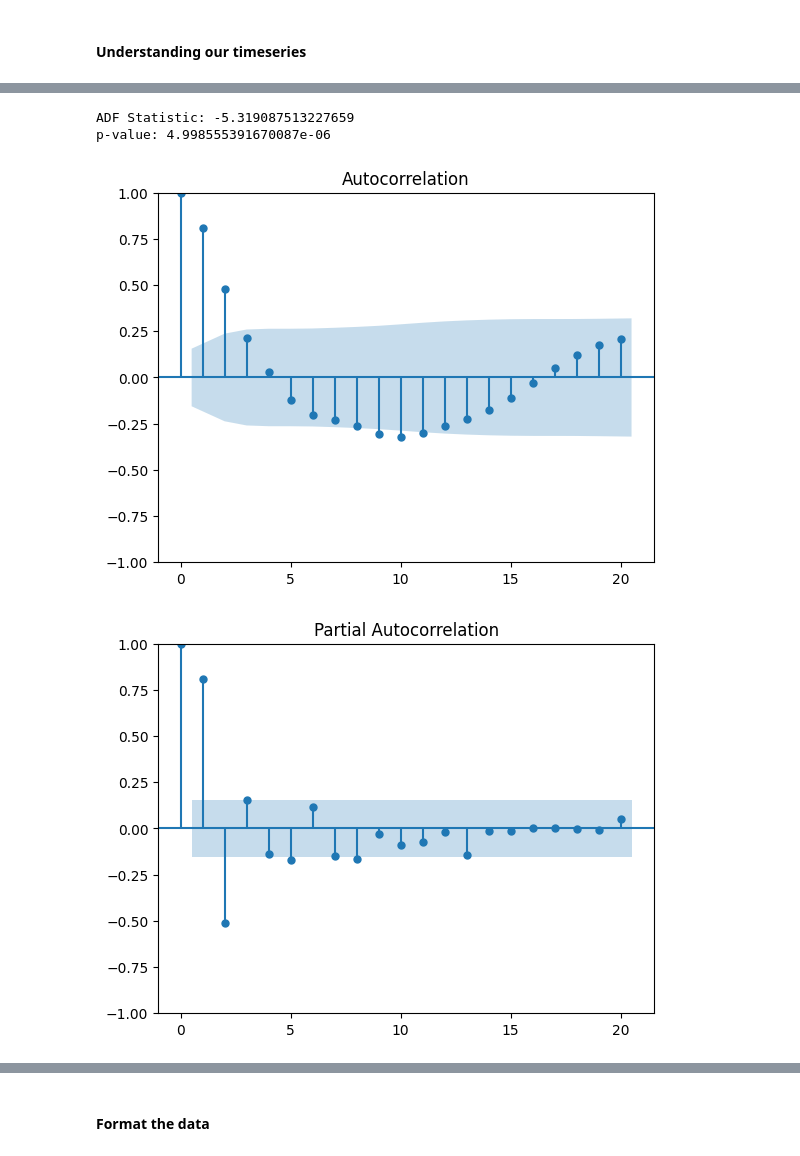
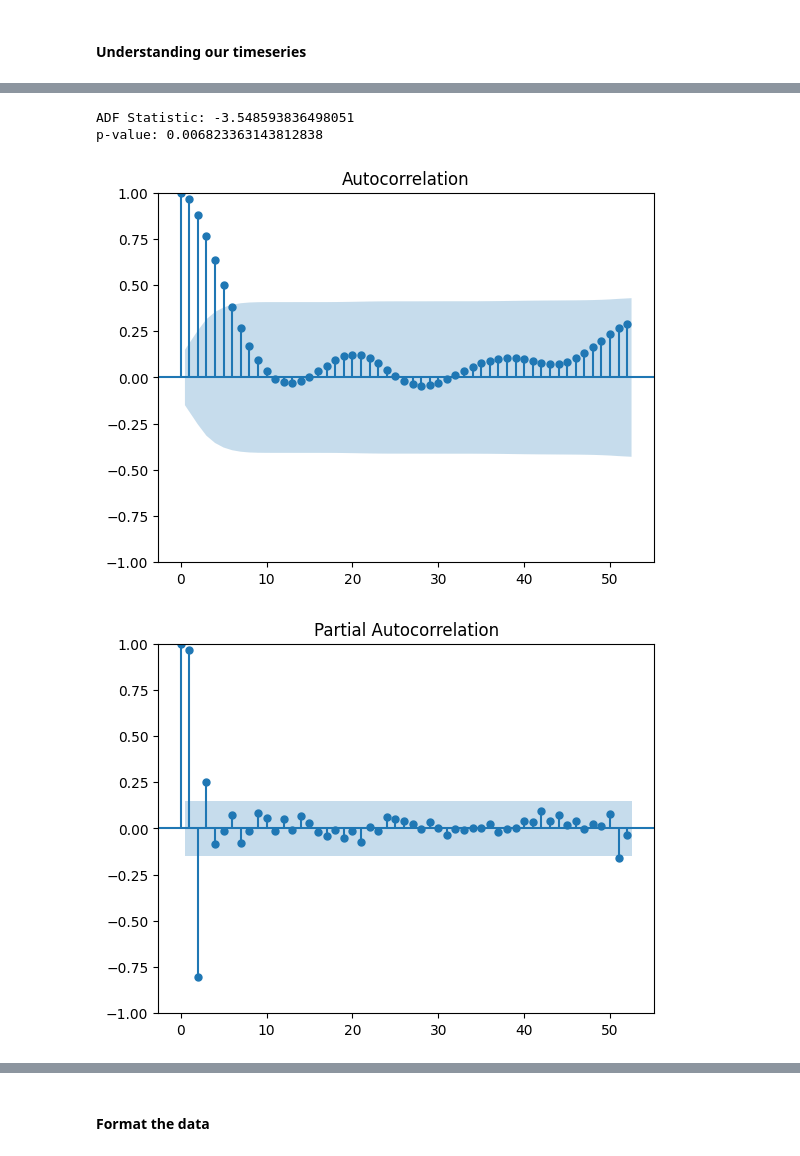
Before and after one commit to MattLScruggs/DataScienceRamblings, a Jupyter notebook: covid_19_forecast.ipynb, the cells around one changed output, grey strips where cells are left out. Drawn from its saved outputs; the diff is of its cells as text; code cells hidden in the pictures.

```diff
--- a/covid_19_forecast.ipynb
+++ b/covid_19_forecast.ipynb
@@ -153,15 +169,15 @@ plt.plot(diff_data)
 # %%
-ad_fuller_result = adfuller(diff_data)
+ad_fuller_result = adfuller(us_data)
 print(f'ADF Statistic: {ad_fuller_result[0]}')
 print(f'p-value: {ad_fuller_result[1]}')
 # %% [output]
-ADF Statistic: -5.319087513227659
-p-value: 4.998555391670087e-06
+ADF Statistic: -3.548593836498051
+p-value: 0.006823363143812838
 # %%
-plot_acf(diff_data, lags=20);
+plot_acf(us_data, lags=52);
 # %% [output]
-[figure, old version]
+[figure, new version]
 # %%
-plot_pacf(diff_data, lags = 20, method = 'ywm');
+plot_pacf(us_data, lags = 52, method = 'ywm');
 # %% [output]
-[figure, old version]
+[figure, new version]
```
Also changed, not shown: parts of 31 cells of this notebook.
